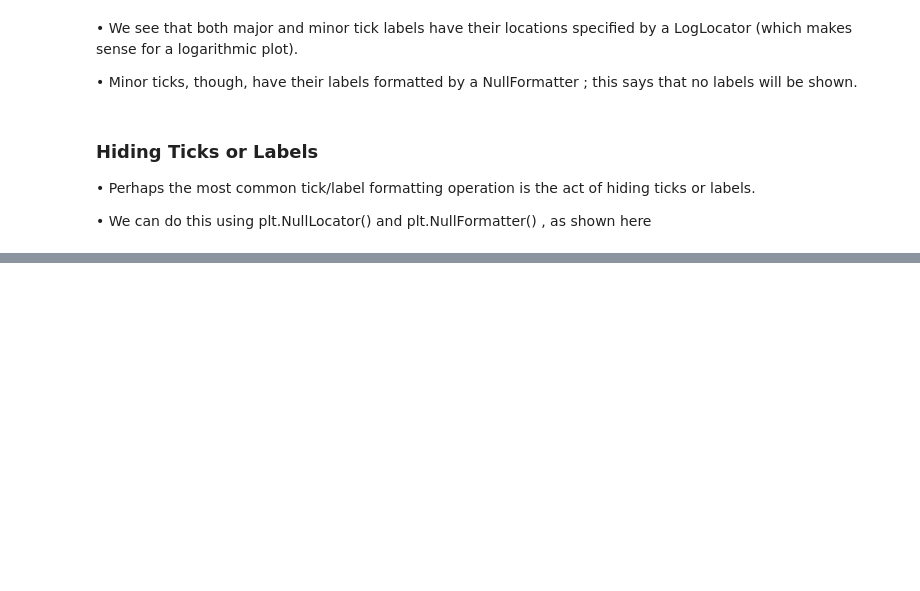
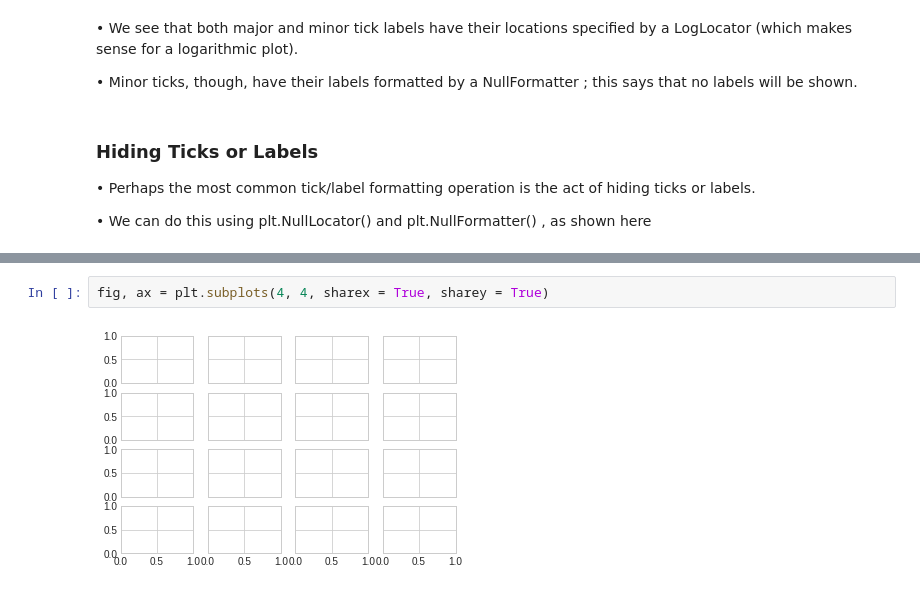
Before and after one commit to rajesh1994/python_excercise_programiz, a Jupyter notebook: python/11_matplotlib/python_for_datascience_handbook/10. Customizing Ticks.ipynb, the cells around one changed output, grey strips where cells are left out. Saved outputs shown, nothing was run; the diff lists cells and outputs as text; blank space fills up the shorter version.

```diff
--- a/python/11_matplotlib/python_for_datascience_handbook/10. Customizing Ticks.ipynb
+++ b/python/11_matplotlib/python_for_datascience_handbook/10. Customizing Ticks.ipynb
@@ -64,0 +93,4 @@ pl;
+# %%
+fig, ax = plt.subplots(4, 4, sharex = True, sharey = True)
+# %% [output]
+[figure, added]
```
Also changed, not shown: parts of 15 cells of this notebook.
